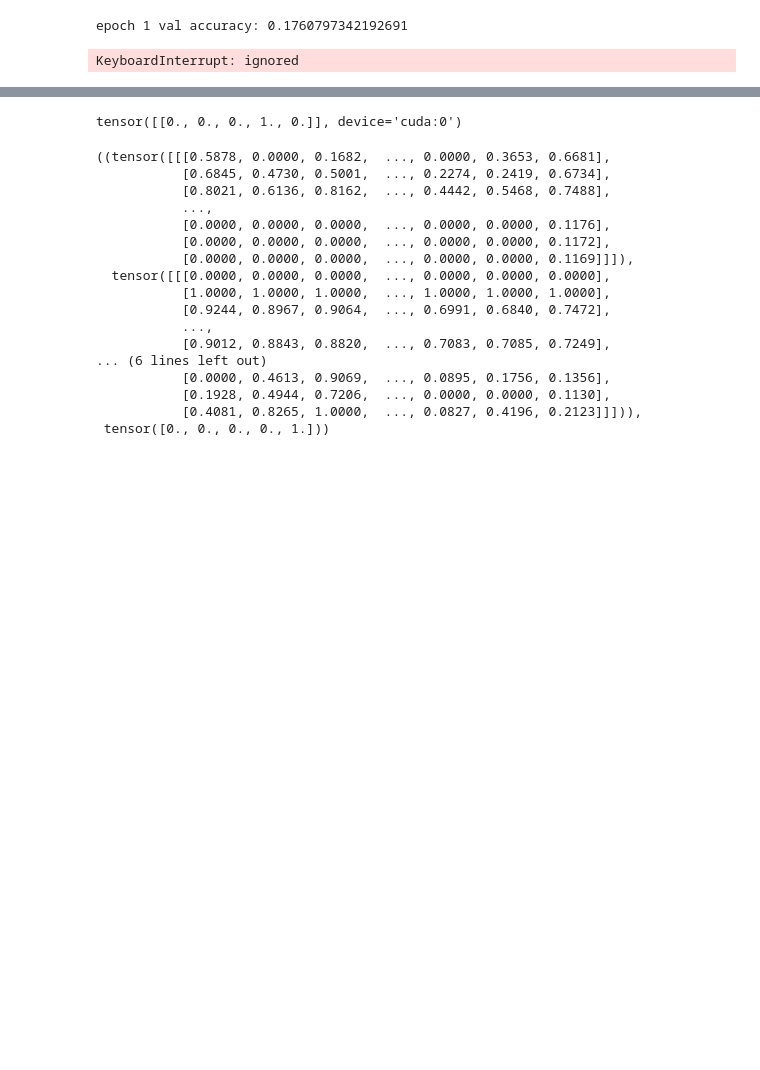
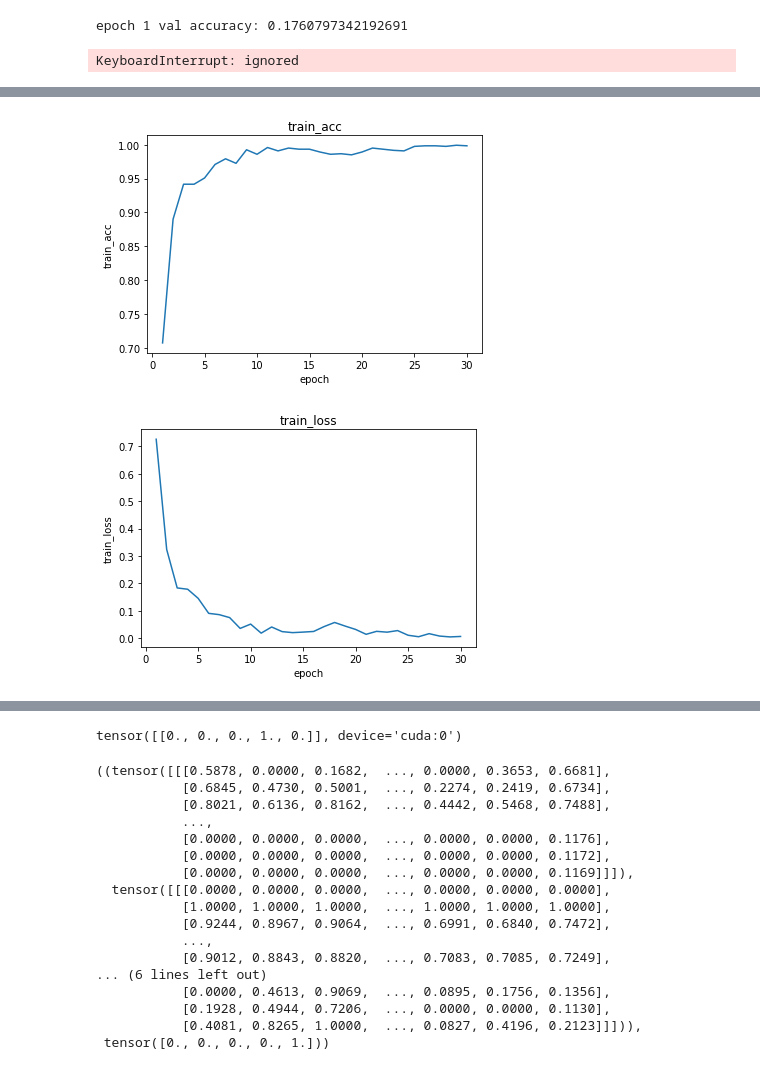
Before and after one commit to sangmin213/DialectClassification, a Jupyter notebook: model.ipynb, the cells around one changed output, grey strips where cells are left out. Drawn from its saved outputs; the diff is of its cells as text; code cells hidden in the pictures; blank space fills up the shorter version.

```diff
--- a/model.ipynb
+++ b/model.ipynb
@@ -456 +643,7 @@ simple_model.plot('val_acc')
+# %%
+train_size = int(len(dataset)*0.8)
+test_size = len(dataset) - train_size
+
+LeNet_train_loader = DataLoader(train_dataset, batch_size=32, shuffle=True)
+LeNet_test_loader = DataLoader(test_dataset, batch_size=32, shuffle=True)
 # %%
@@ -610,2 +710,0 @@ LeNet_test_loader = DataLoader(test_dataset, shuffle=True)
-# %%
-simple_model.train_(LeNet_train_loader, LeNet_test_loader, 10, device)
@@ -649,0 +711,2 @@ epoch 6 val accuracy: 0.19269102990033224
+# %%
+train(simple_model)
@@ -649,0 +827,35 @@ epoch 6 val accuracy: 0.19269102990033224
+# %%
+# Plot
+def plot(model,which):
+    X = [i for i in range(1, len(model.train_accuracy) + 1)]
+    if which=='train_loss':
+        y = model.train_loss
+    elif which=='train_acc':
+        y = model.train_accuracy
+    elif which=='val_acc':
+        y = model.val_accuracy
+    elif which=='val_loss':
+        y = model.val_loss
+
+    plt.xlabel("epoch")
+    plt.ylabel(which)
+    plt.title(which)
+    plt.plot(X, y, label="Train loss")
+    plt.savefig(f"./model_{which}.png")
+    plt.show()
+# %%
+# plt.figure(figsize=(8,6))
+
+# plt.subplot(1,3,1)
+plot(simple_model,'train_acc')
+
+# plt.subplot(1,3,2)
+plot(simple_model,'train_loss')
+
+# plt.subplot(1,3,3)
+# plot(simple_model,'val_acc')
+
+plt.show()
+# %% [output]
+[figure, added]
+[figure, added]
```
Also changed, not shown: parts of 15 cells of this notebook.
